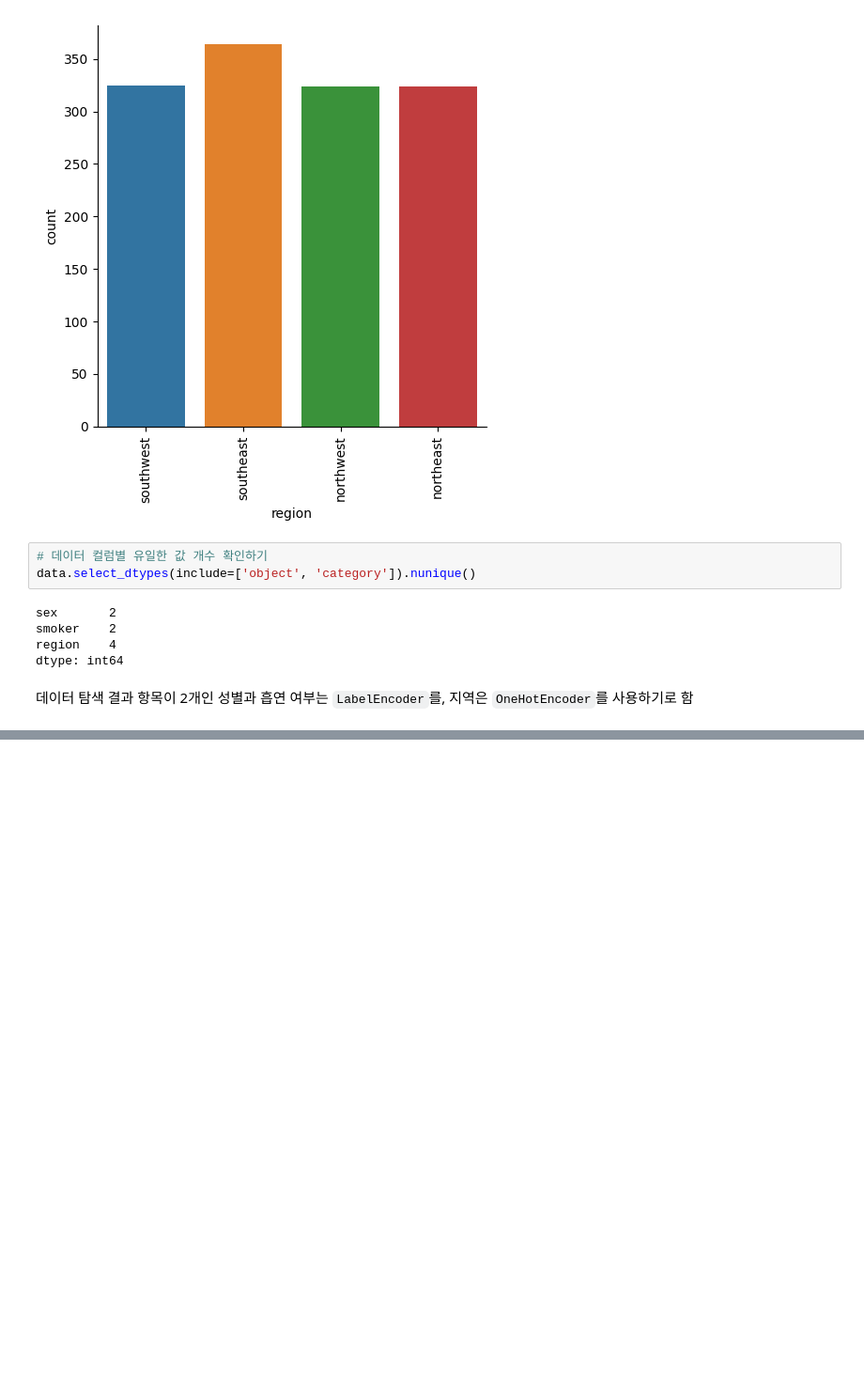
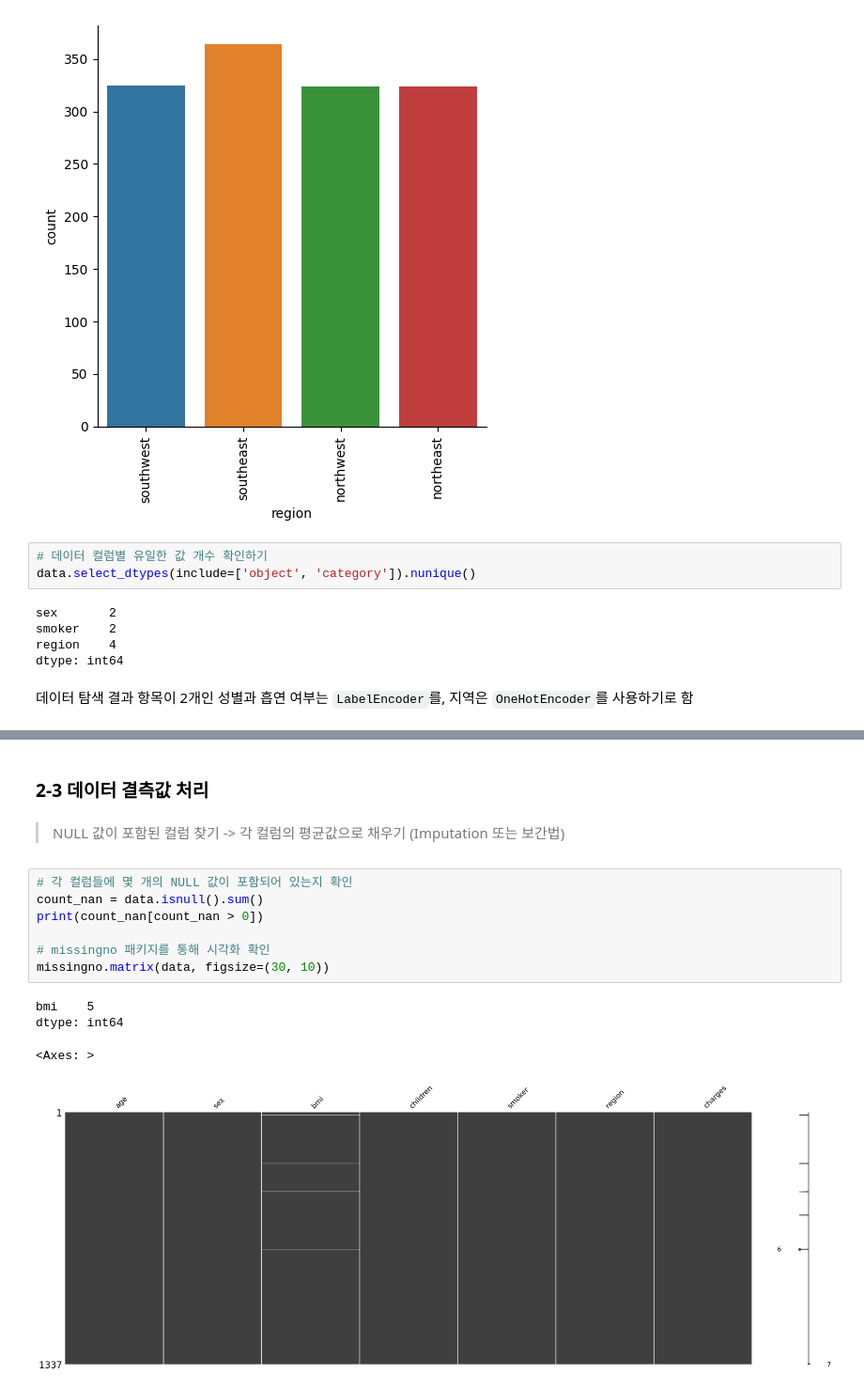
Before and after one commit to yunyun3599/MLStudy, a Jupyter notebook: Data_Anaylsis_And_Machine_Learning/02_insurance_fee_prediction/insurance_fee_prediction.ipynb, the cells around one changed output, grey strips where cells are left out. Shown at 94% size. Cells and saved outputs as stored; diff of their text form; blank space fills up the shorter version.

```diff
--- a/Data_Anaylsis_And_Machine_Learning/02_insurance_fee_prediction/insurance_fee_prediction.ipynb
+++ b/Data_Anaylsis_And_Machine_Learning/02_insurance_fee_prediction/insurance_fee_prediction.ipynb
@@ -169,0 +301,16 @@ dtype: int64
+# %% [markdown]
+### 2-3 데이터 결측값 처리
+# %% [markdown]
+> NULL 값이 포함된 컬럼 찾기 -> 각 컬럼의 평균값으로 채우기 (Imputation 또는 보간법)
+# %%
+# 각 컬럼들에 몇 개의 NULL 값이 포함되어 있는지 확인
+count_nan = data.isnull().sum()
+print(count_nan[count_nan > 0])
+
+# missingno 패키지를 통해 시각화 확인
+missingno.matrix(data, figsize=(30, 10))
+# %% [output]
+bmi    5
+dtype: int64
+<Axes: >
+[figure, added]
```
Also changed, not shown: parts of 11 cells of this notebook.
